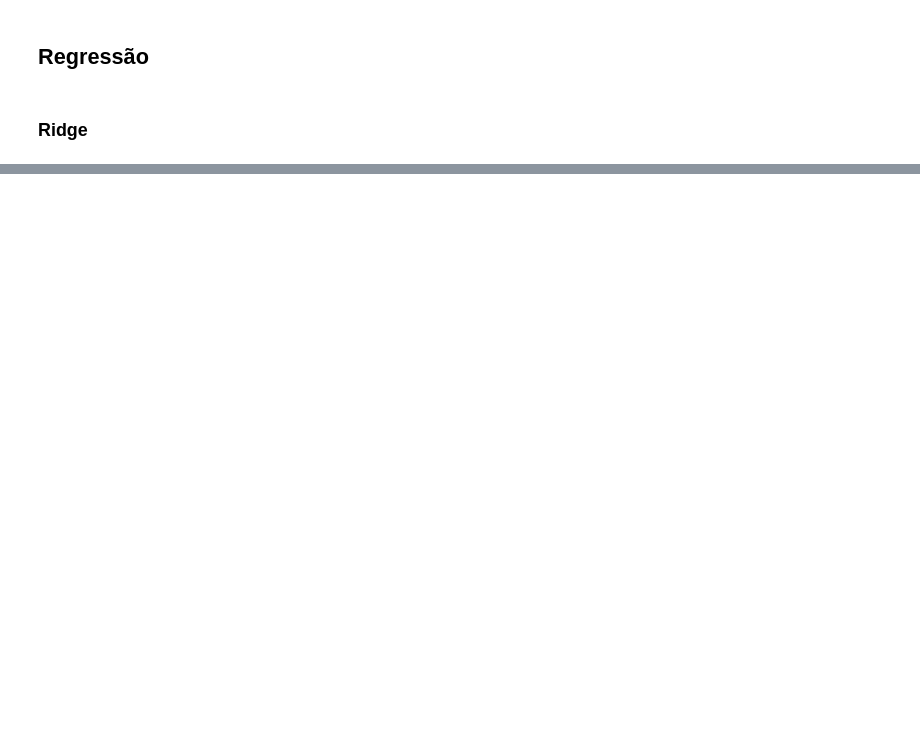
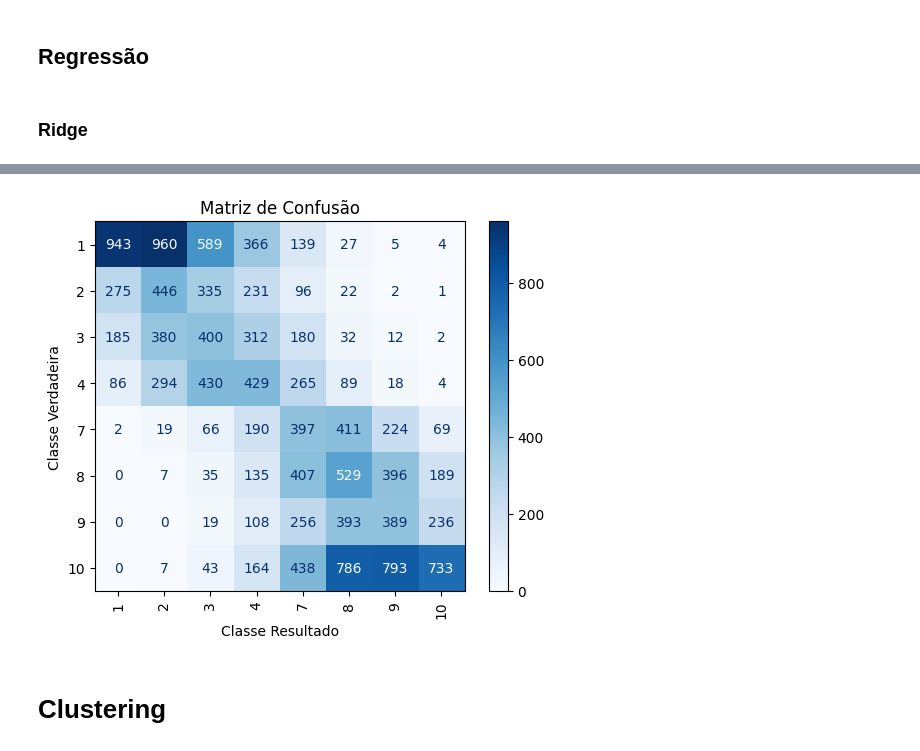
Before and after one commit to RafaelAlexDias/AA, a Jupyter notebook: TP2/A50735A50773A50801TP2.ipynb, the cells around one changed output, grey strips where cells are left out. Saved outputs shown, nothing was run; the diff lists cells and outputs as text; code cells hidden in the pictures; blank space fills up the shorter version.

```diff
--- a/TP2/A50735A50773A50801TP2.ipynb
+++ b/TP2/A50735A50773A50801TP2.ipynb
@@ -494,0 +480,30 @@ Accuracy Ridge (com quantização): 0.2869333333333333
+# %%
+# Converter valores contínuos para as classes discretas válidas
+def continuous_to_discrete(y_pred):
+    y_discrete = []
+    for y in y_pred:
+        if y <= 1.85:  # Classe 1
+            y_discrete.append(1)
+        elif y <= 3.3:  # Classe 2
+            y_discrete.append(2)
+        elif y <= 4.4:  # Classe 3
+            y_discrete.append(3)
+        elif y <= 5.5:  # Classe 4
+            y_discrete.append(4)
+        elif y <= 6.7:  # Classe 7
+            y_discrete.append(7)
+        elif y <= 7.85:  # Classe 8
+            y_discrete.append(8)
+        elif y <= 9.00:  # Classe 9
+            y_discrete.append(9)
+        else:  # Classe 10
+            y_discrete.append(10)
+    return np.array(y_discrete)
+
+# Converter as previsões contínuas
+print("Antes: ", np.unique(y_pred_ridge_cont))
+y_pred_discrete = continuous_to_discrete(y_pred_ridge_cont)
+print("Depois: ", np.unique(y_pred_discrete))
+
+# Avaliar o modelo com valores discretos
+print("Relatório de Classificação:\n", classification_report(y_valid, y_pred_discrete))
@@ -494,0 +529,15 @@ Accuracy Ridge (com quantização): 0.2869333333333333
+# %%
+conf_matrix=confusion_matrix(y_valid, y_pred_discrete)
+
+disp = ConfusionMatrixDisplay(confusion_matrix=conf_matrix, display_labels=np.unique(y_test))
+
+# Plot da matriz
+disp.plot(cmap="Blues", xticks_rotation="vertical")
+plt.title("Matriz de Confusão")
+plt.xlabel("Classe Resultado")
+plt.ylabel("Classe Verdadeira")
+plt.show()
+# %% [output]
+[figure, added]
+# %% [markdown]
+# Clustering
```
Also changed, not shown: parts of 9 cells of this notebook.
